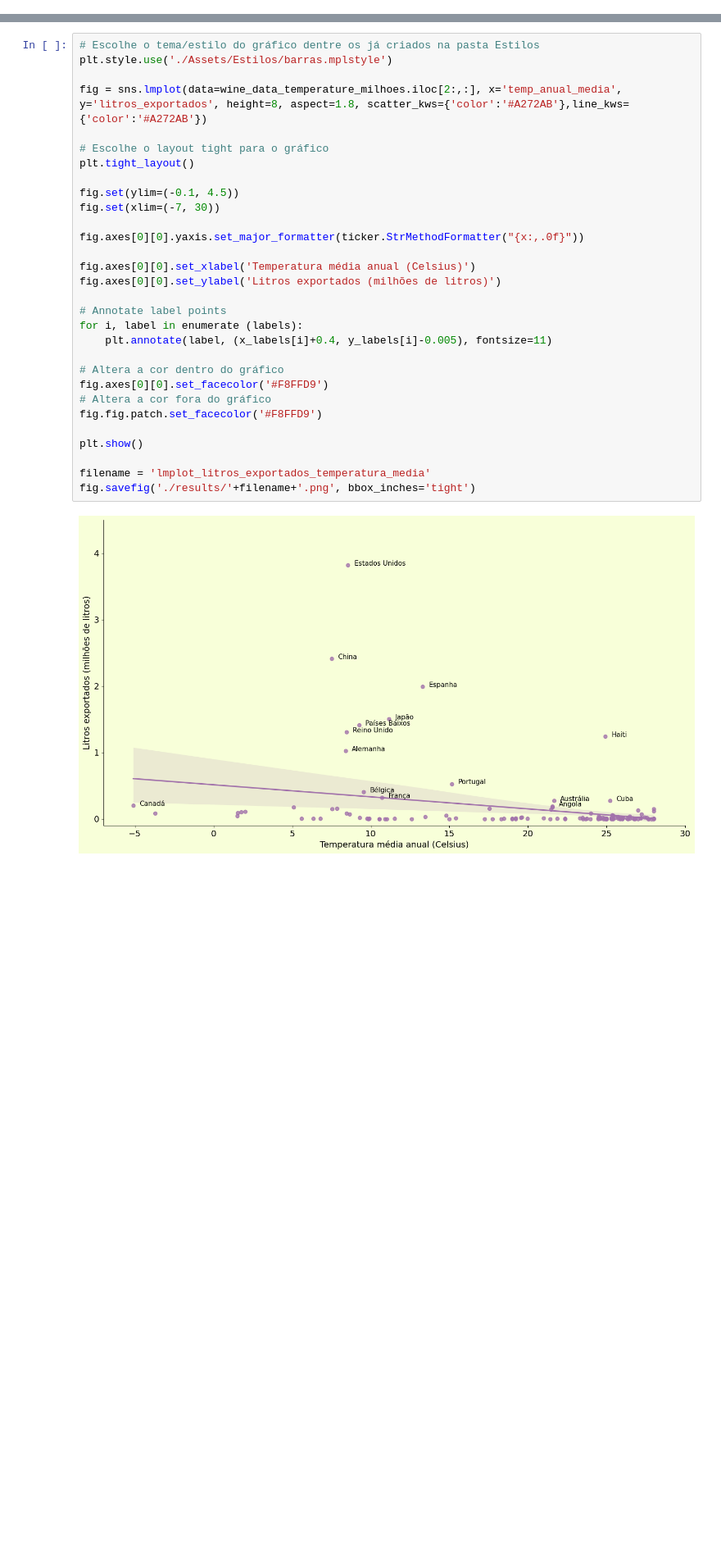
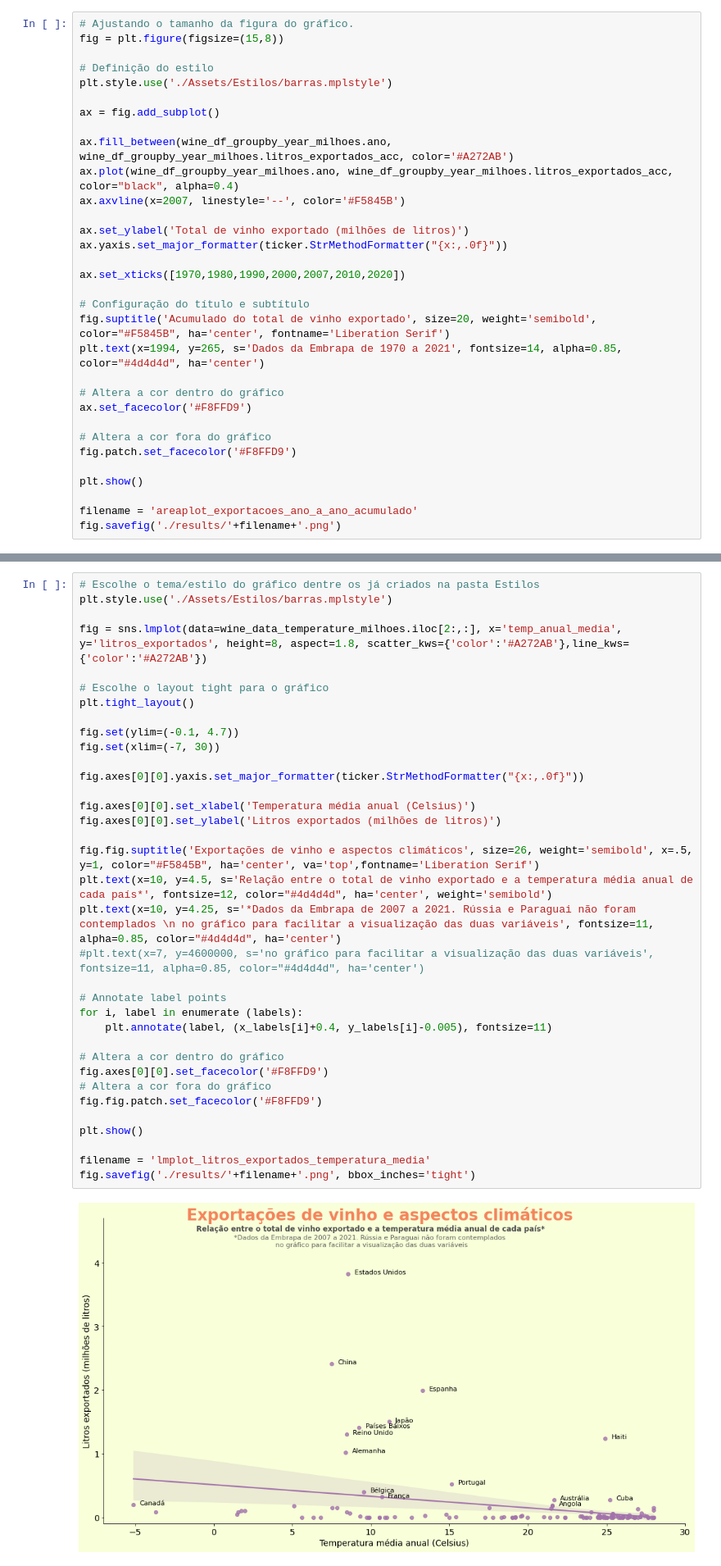
Before and after one commit to jackson-simionato/fase1_pos_tech_challenge_wine, a Jupyter notebook: fase 1 - tech challenge (vinhos).ipynb, the cells around one changed output, grey strips where cells are left out. Shown at 82% size. Cells and saved outputs as stored; diff of their text form; blank space fills up the shorter version.

```diff
--- a/fase 1 - tech challenge (vinhos).ipynb
+++ b/fase 1 - tech challenge (vinhos).ipynb
@@ -1166,0 +612,32 @@ Para propor estratégias futuras de exportação e entendermos o contexto atual
+# %%
+# Ajustando o tamanho da figura do gráfico.
+fig = plt.figure(figsize=(15,8))
+
+# Definição do estilo
+plt.style.use('./Assets/Estilos/barras.mplstyle')
+
+ax = fig.add_subplot()
+
+ax.fill_between(wine_df_groupby_year_milhoes.ano, wine_df_groupby_year_milhoes.litros_exportados_acc, color='#A272AB')
+ax.plot(wine_df_groupby_year_milhoes.ano, wine_df_groupby_year_milhoes.litros_exportados_acc, color="black", alpha=0.4)
+ax.axvline(x=2007, linestyle='--', color='#F5845B')
+
+ax.set_ylabel('Total de vinho exportado (milhões de litros)')
+ax.yaxis.set_major_formatter(ticker.StrMethodFormatter("{x:,.0f}"))
+
+ax.set_xticks([1970,1980,1990,2000,2007,2010,2020])
+
+# Configuração do título e subtítulo
+fig.suptitle('Acumulado do total de vinho exportado', size=20, weight='semibold', color="#F5845B", ha='center', fontname='Liberation Serif')
+plt.text(x=1994, y=265, s='Dados da Embrapa de 1970 a 2021', fontsize=14, alpha=0.85, color="#4d4d4d", ha='center')
+
+# Altera a cor dentro do gráfico
+ax.set_facecolor('#F8FFD9')
+
+# Altera a cor fora do gráfico
+fig.patch.set_facecolor('#F8FFD9')
+
+plt.show()
+
+filename = 'areaplot_exportacoes_ano_a_ano_acumulado'
+fig.savefig('./results/'+filename+'.png')
@@ -1352,32 +826,37 @@ y_labels = wine_data_temperature_filtered.litros_exportados
 # %%
 # Escolhe o tema/estilo do gráfico dentre os já criados na pasta Estilos
 plt.style.use('./Assets/Estilos/barras.mplstyle')
 
 fig = sns.lmplot(data=wine_data_temperature_milhoes.iloc[2:,:], x='temp_anual_media', y='litros_exportados', height=8, aspect=1.8, scatter_kws={'color':'#A272AB'},line_kws={'color':'#A272AB'})
 
 # Escolhe o layout tight para o gráfico
 plt.tight_layout()
 
-fig.set(ylim=(-0.1, 4.5))
+fig.set(ylim=(-0.1, 4.7))
 fig.set(xlim=(-7, 30))
 
 fig.axes[0][0].yaxis.set_major_formatter(ticker.StrMethodFormatter("{x:,.0f}"))
 
 fig.axes[0][0].set_xlabel('Temperatura média anual (Celsius)')
 fig.axes[0][0].set_ylabel('Litros exportados (milhões de litros)')
+
+fig.fig.suptitle('Exportações de vinho e aspectos climáticos', size=26, weight='semibold', x=.5, y=1, color="#F5845B", ha='center', va='top',fontname='Liberation Serif')
+plt.text(x=10, y=4.5, s='Relação entre o total de vinho exportado e a temperatura média anual de cada país*', fontsize=12, color="#4d4d4d", ha='center', weight='semibold')
+plt.text(x=10, y=4.25, s='*Dados da Embrapa de 2007 a 2021. Rússia e Paraguai não foram contemplados \n no gráfico para facilitar a visualização das duas variáveis', fontsize=11, alpha=0.85, color="#4d4d4d", ha='center')
+#plt.text(x=7, y=4600000, s='no gráfico para facilitar a visualização das duas variáveis', fontsize=11, alpha=0.85, color="#4d4d4d", ha='center')
 
 # Annotate label points
 for i, label in enumerate (labels):
     plt.annotate(label, (x_labels[i]+0.4, y_labels[i]-0.005), fontsize=11)
 
 # Altera a cor dentro do gráfico
 fig.axes[0][0].set_facecolor('#F8FFD9')
 # Altera a cor fora do gráfico
 fig.fig.patch.set_facecolor('#F8FFD9')
 
 plt.show()
 
 filename = 'lmplot_litros_exportados_temperatura_media'
 fig.savefig('./results/'+filename+'.png', bbox_inches='tight')
 # %% [output]
-[figure, old version]
+[figure, new version]
```
Also changed, not shown: parts of 69 cells of this notebook, 10 other files.
